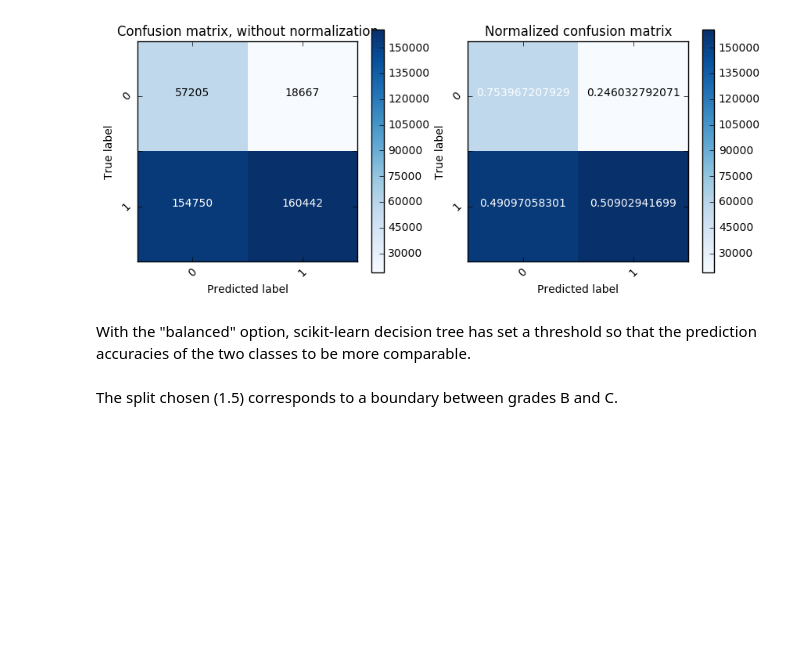
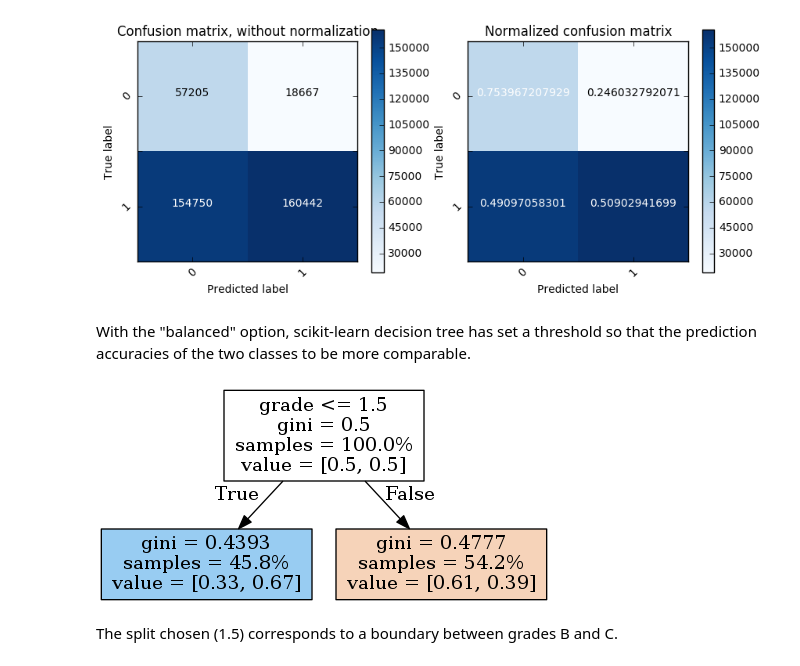
Before and after one commit to ankitagarwal/cs109a, a Jupyter notebook: Framework_Final_Project_Ben_scratchpad.ipynb, the cells around one changed output. Cells and saved outputs as stored; diff of their text form; code cells hidden in the pictures; blank space fills up the shorter version.

```diff
--- a/Framework_Final_Project_Ben_scratchpad.ipynb
+++ b/Framework_Final_Project_Ben_scratchpad.ipynb
@@ -943,8 +943,10 @@ ROC AUC Score: 0.63149831246
 # %% [markdown]
 With the "balanced" option, scikit-learn decision tree has set a threshold so that the prediction accuracies of the two classes to be more comparable.
 # %%
-#graph = print_tree(tree, ['grade'])
-#Image(graph.create_png())
+graph = print_tree(tree, ['grade'])
+Image(graph.create_png())
+# %% [output]
+[figure, added]
 # %% [markdown]
 The split chosen (1.5) corresponds to a boundary between grades B and C.
 # %% [markdown]
```
Also changed, not shown: parts of 11 cells of this notebook, 25 other files.
